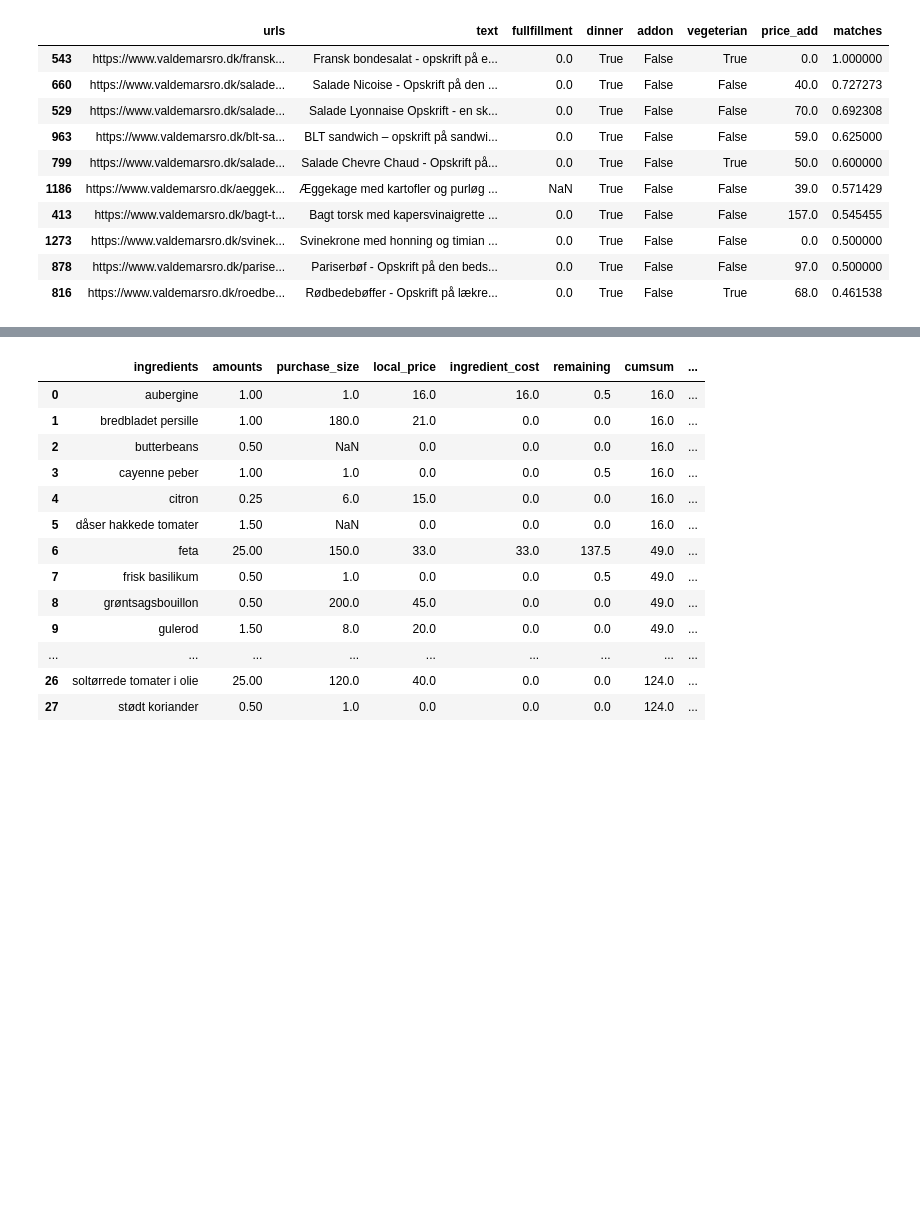
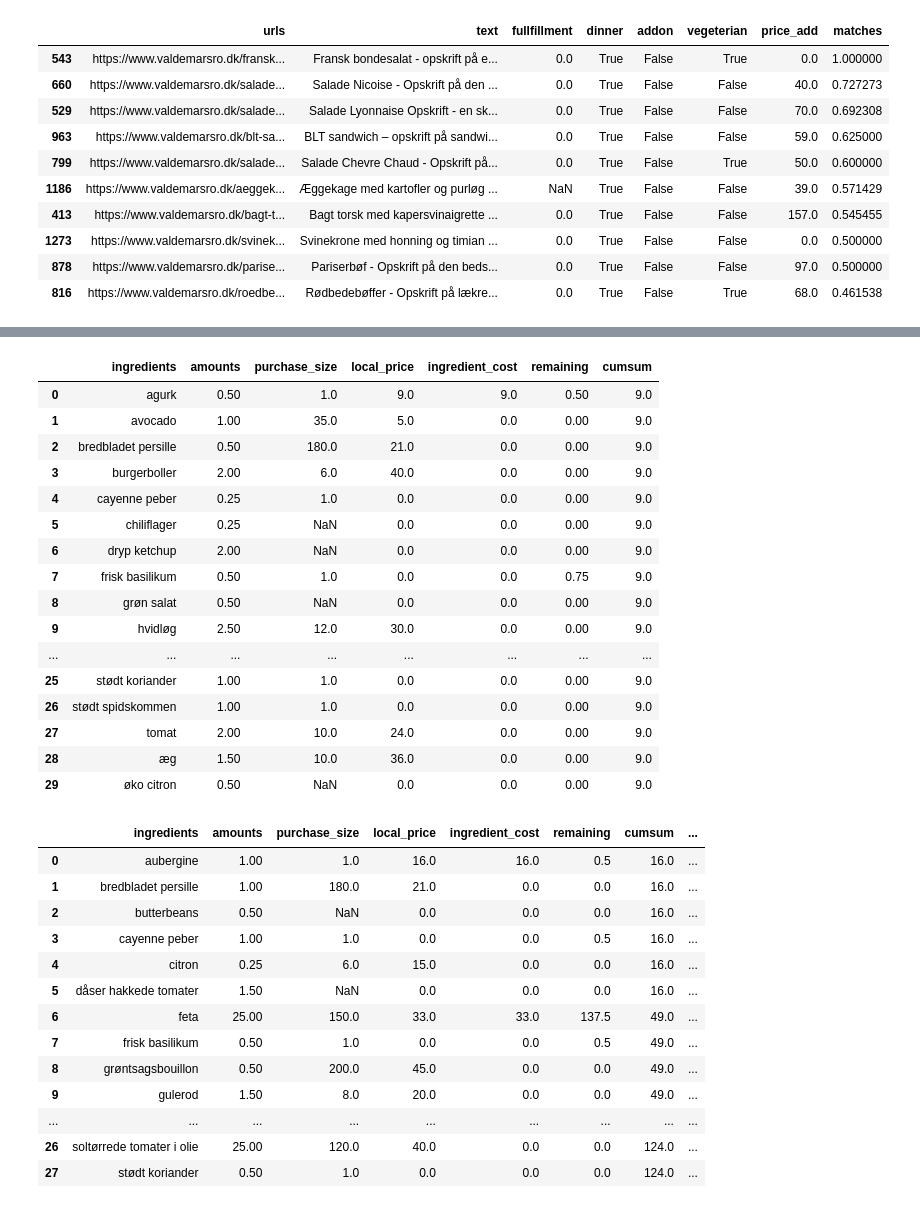
Before and after one commit to Norris36/paideia, a Jupyter notebook: meal_prep/meal_calculation.ipynb, the cells around one changed output, grey strips where cells are left out. Saved outputs shown, nothing was run; the diff lists cells and outputs as text; code cells hidden in the pictures; blank space fills up the shorter version.

```diff
--- a/meal_prep/meal_calculation.ipynb
+++ b/meal_prep/meal_calculation.ipynb
@@ -330,4 +423,2 @@ local_urls
 # %%
 sample = calculate_cost_of_urls(history.loc[0].values.tolist()[:3])
-# %%
-sample['cumsum_local_price'] = sample['local_price'].cumsum()
@@ -334,3 +445,23 @@ sample['cumsum_local_price'] = sample['local_price'].cumsum()
+# %%
+sample
+# %% [output]
+|  | ingredients | amounts | purchase_size | local_price | ingredient_cost | remaining | cumsum |
+| 0 | agurk | 0.50 | 1.0 | 9.0 | 9.0 | 0.50 | 9.0 |
+| 1 | avocado | 1.00 | 35.0 | 5.0 | 0.0 | 0.00 | 9.0 |
+| 2 | bredbladet persille | 0.50 | 180.0 | 21.0 | 0.0 | 0.00 | 9.0 |
+| 3 | burgerboller | 2.00 | 6.0 | 40.0 | 0.0 | 0.00 | 9.0 |
+| 4 | cayenne peber | 0.25 | 1.0 | 0.0 | 0.0 | 0.00 | 9.0 |
+| 5 | chiliflager | 0.25 | NaN | 0.0 | 0.0 | 0.00 | 9.0 |
+| 6 | dryp ketchup | 2.00 | NaN | 0.0 | 0.0 | 0.00 | 9.0 |
+| 7 | frisk basilikum | 0.50 | 1.0 | 0.0 | 0.0 | 0.75 | 9.0 |
+| 8 | grøn salat | 0.50 | NaN | 0.0 | 0.0 | 0.00 | 9.0 |
+| 9 | hvidløg | 2.50 | 12.0 | 30.0 | 0.0 | 0.00 | 9.0 |
+| ... | ... | ... | ... | ... | ... | ... | ... |
+| 25 | stødt koriander | 1.00 | 1.0 | 0.0 | 0.0 | 0.00 | 9.0 |
+| 26 | stødt spidskommen | 1.00 | 1.0 | 0.0 | 0.0 | 0.00 | 9.0 |
+| 27 | tomat | 2.00 | 10.0 | 24.0 | 0.0 | 0.00 | 9.0 |
+| 28 | æg | 1.50 | 10.0 | 36.0 | 0.0 | 0.00 | 9.0 |
+| 29 | øko citron | 0.50 | NaN | 0.0 | 0.0 | 0.00 | 9.0 |
 # %%
 sample
 # %% [output]
```
Also changed, not shown: parts of 25 cells of this notebook, 6 other files.
